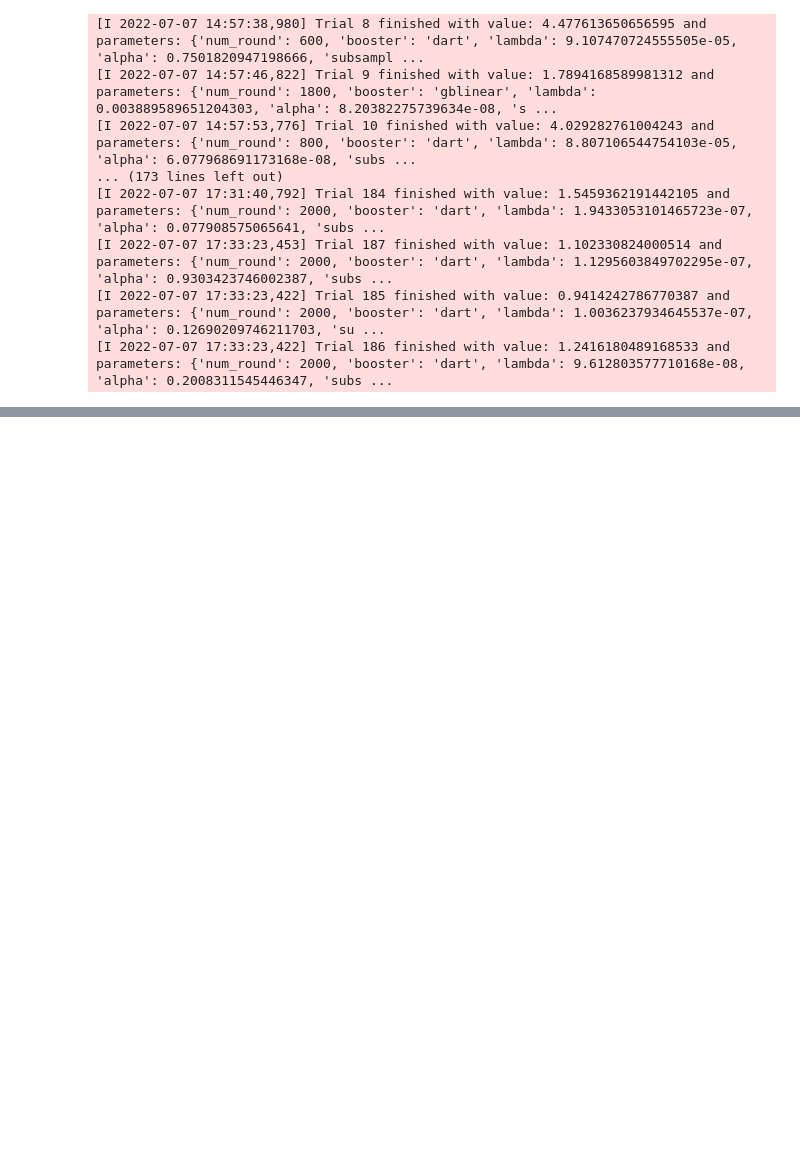
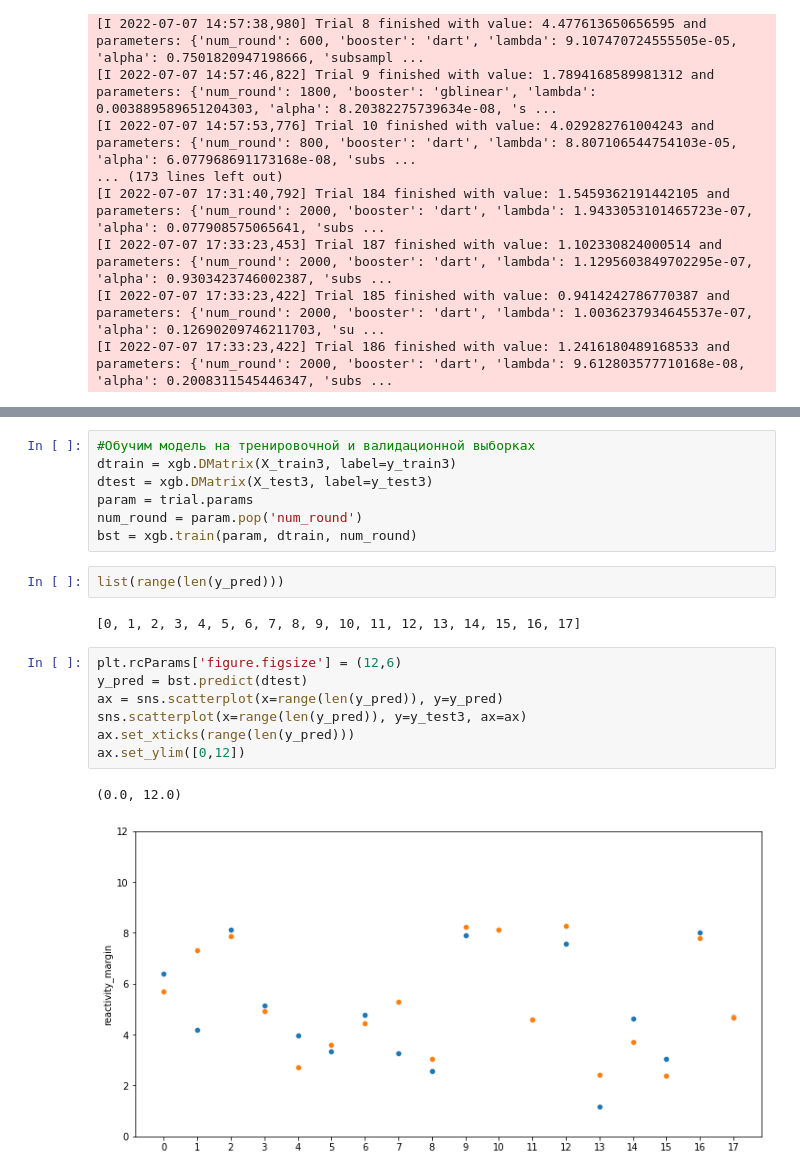
Before and after one commit to KruglikovAnton/burn-up-to-massive, a Jupyter notebook: Building_regression_model.ipynb, the cells around one changed output, grey strips where cells are left out. Saved outputs shown, nothing was run; the diff lists cells and outputs as text; blank space fills up the shorter version.

```diff
--- a/Building_regression_model.ipynb
+++ b/Building_regression_model.ipynb
@@ -511,0 +412,21 @@ if __name__ == "__main__":
+# %%
+#Обучим модель на тренировочной и валидационной выборках
+dtrain = xgb.DMatrix(X_train3, label=y_train3)
+dtest = xgb.DMatrix(X_test3, label=y_test3)
+param = trial.params
+num_round = param.pop('num_round')
+bst = xgb.train(param, dtrain, num_round)
+# %%
+list(range(len(y_pred)))
+# %% [output]
+[0, 1, 2, 3, 4, 5, 6, 7, 8, 9, 10, 11, 12, 13, 14, 15, 16, 17]
+# %%
+plt.rcParams['figure.figsize'] = (12,6)
+y_pred = bst.predict(dtest)
+ax = sns.scatterplot(x=range(len(y_pred)), y=y_pred)
+sns.scatterplot(x=range(len(y_pred)), y=y_test3, ax=ax)
+ax.set_xticks(range(len(y_pred)))
+ax.set_ylim([0,12])
+# %% [output]
+(0.0, 12.0)
+[figure, added]
```
Also changed, not shown: parts of 21 cells of this notebook.
